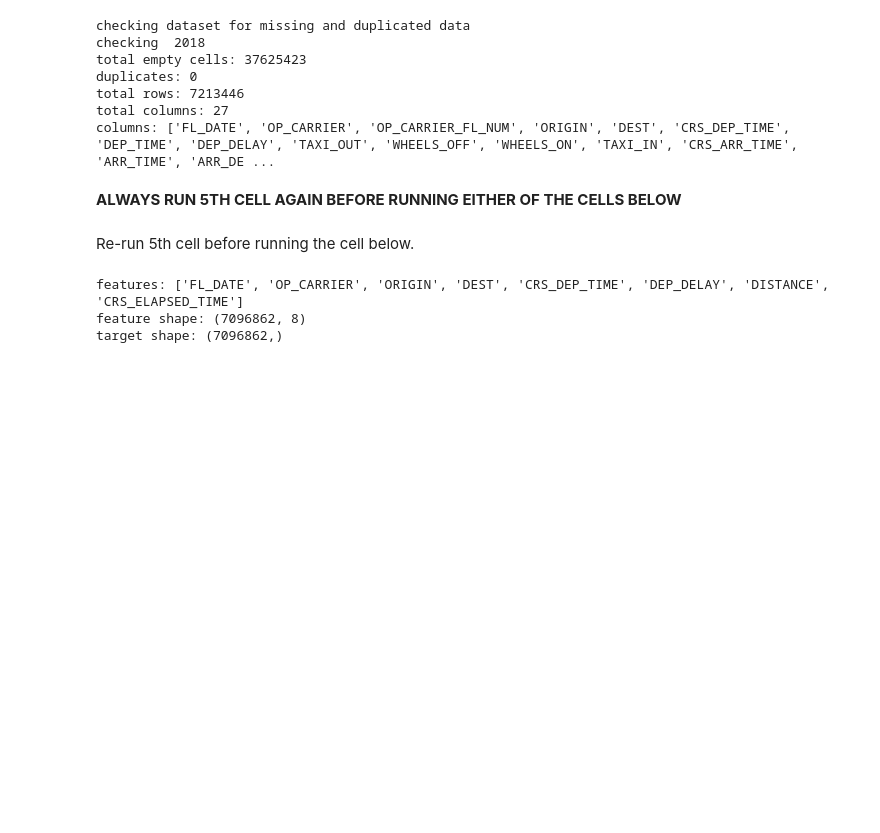
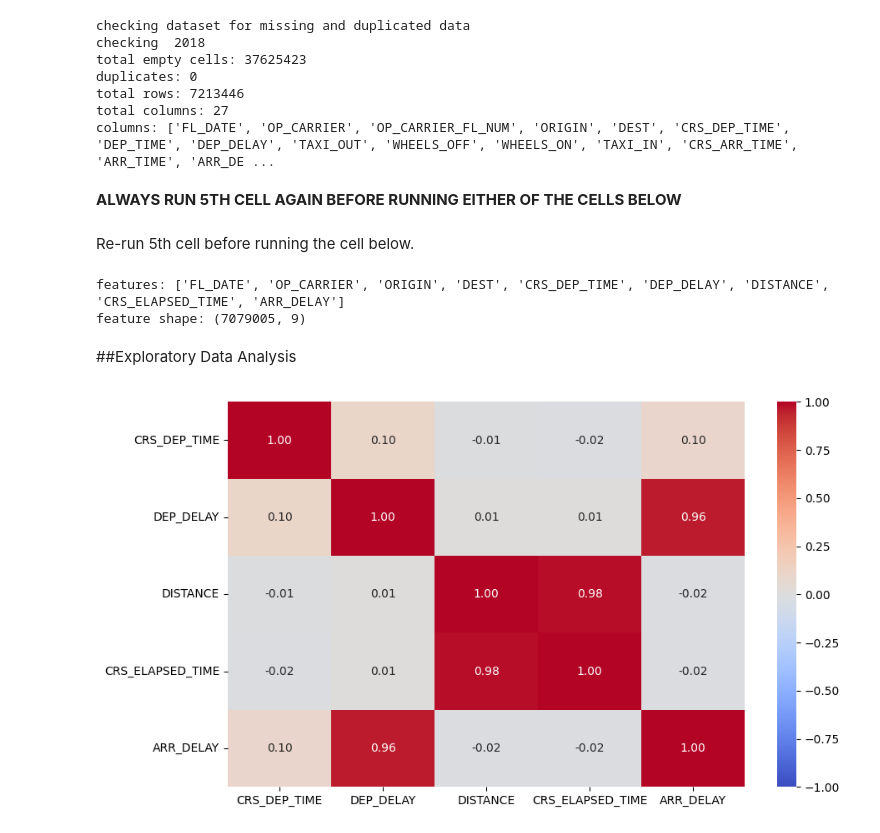
Before and after one commit to litAardvark/CSE151A_Group_Project_SII25, a Jupyter notebook: CSE151A_project.ipynb, the cells around one changed output. Saved outputs shown, nothing was run; the diff lists cells and outputs as text; code cells hidden in the pictures; blank space fills up the shorter version.

```diff
--- a/CSE151A_project.ipynb
+++ b/CSE151A_project.ipynb
@@ -121,18 +112,21 @@ Re-run 5th cell before running the cell below.
 #Checking dataset info if target = ARR_DELAY
 
 # Define the columns to scan
-selected_columns = ['FL_DATE', 'OP_CARRIER', 'ORIGIN', 'DEST', 'CRS_DEP_TIME', 'DEP_DELAY', 'DISTANCE', 'CRS_ELAPSED_TIME']
+selected_columns = ['FL_DATE', 'OP_CARRIER', 'ORIGIN', 'DEST', 'CRS_DEP_TIME', 'DEP_DELAY', 'DISTANCE', 'CRS_ELAPSED_TIME', 'ARR_DELAY']
 # Filter out rows where 'CANCELLED' is 0
 concatenated_df = concatenated_df[concatenated_df['CANCELLED'] != 1]
+concatenated_df = concatenated_df[concatenated_df['DIVERTED'] != 1]
 concatenated_df.drop(columns=['CANCELLED'], inplace=True)
+concatenated_df.drop(columns=['DIVERTED'], inplace=True)
 # Select only the specified columns
 feature_df = concatenated_df[selected_columns]
 target_df = concatenated_df['ARR_DELAY']
 
 print("features:", feature_df.columns.to_list())
 print("feature shape:", feature_df.shape)
-print("target shape:", target_df.shape)
+#print("target shape:", target_df.shape)
 # %% [output]
-features: ['FL_DATE', 'OP_CARRIER', 'ORIGIN', 'DEST', 'CRS_DEP_TIME', 'DEP_DELAY', 'DISTANCE', 'CRS_ELAPSED_TIME']
-feature shape: (7096862, 8)
-target shape: (7096862,)
+features: ['FL_DATE', 'OP_CARRIER', 'ORIGIN', 'DEST', 'CRS_DEP_TIME', 'DEP_DELAY', 'DISTANCE', 'CRS_ELAPSED_TIME', 'ARR_DELAY']
+feature shape: (7079005, 9)
+# %% [markdown]
+##Exploratory Data Analysis
@@ -138,0 +148,18 @@ target shape: (7096862,)
+# %%
+import seaborn as sns
+import matplotlib.pyplot as plt
+
+# select features
+features = ['CRS_DEP_TIME', 'DEP_DELAY', 'DISTANCE', 'CRS_ELAPSED_TIME']
+df_corr = pd.concat([concatenated_df[features].copy(), target_df], axis = 1)
+
+
+# compute corr matrix
+corr = df_corr.corr()
+
+# plot heatmap
+plt.figure(figsize=(10, 6))
+sns.heatmap(corr, annot=True, vmin = -1, vmax = 1, cmap="coolwarm", fmt=".2f")
+plt.show()
+# %% [output]
+[figure, added]
```
Also changed, not shown: parts of 6 cells of this notebook.
